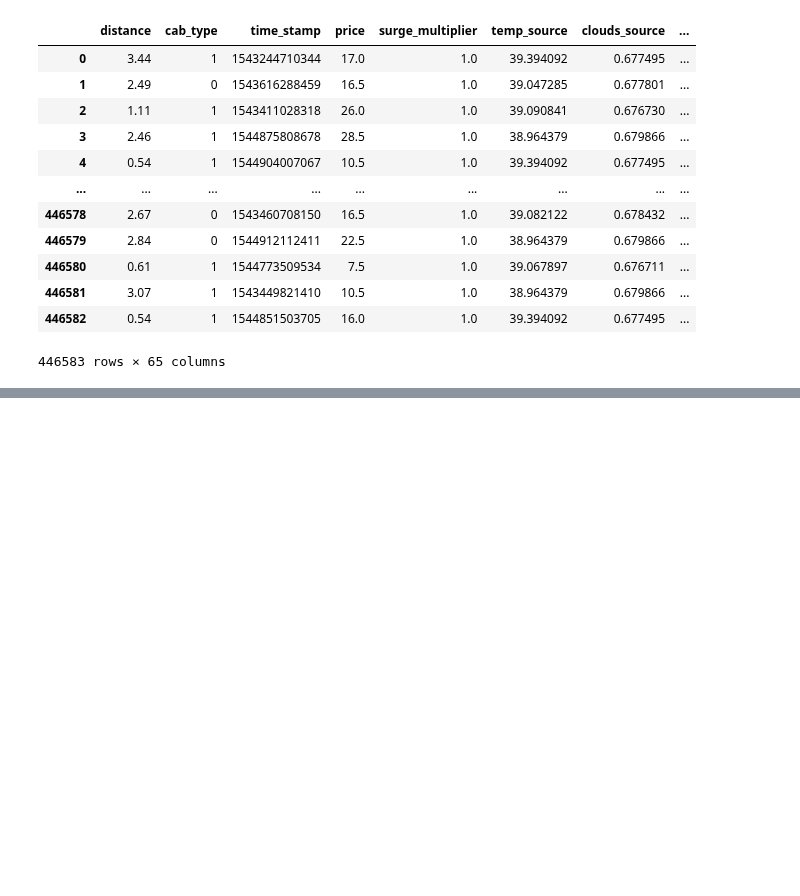
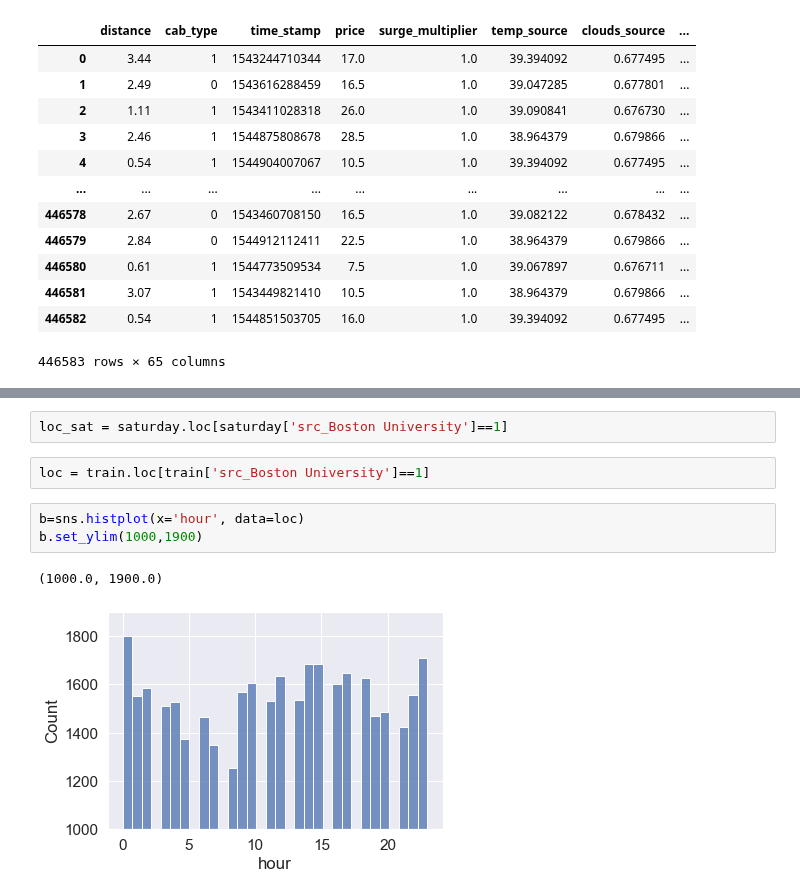
Before and after one commit to cndywu/TheYelpers, a Jupyter notebook: Final_Project.ipynb, the cells around one changed output, grey strips where cells are left out. Saved outputs shown, nothing was run; the diff lists cells and outputs as text; blank space fills up the shorter version.

```diff
--- a/Final_Project.ipynb
+++ b/Final_Project.ipynb
@@ -174,0 +214,10 @@ train
+# %%
+loc_sat = saturday.loc[saturday['src_Boston University']==1]
+# %%
+loc = train.loc[train['src_Boston University']==1]
+# %%
+b=sns.histplot(x='hour', data=loc)
+b.set_ylim(1000,1900)
+# %% [output]
+(1000.0, 1900.0)
+[figure, added]
```
Also changed, not shown: parts of 12 cells of this notebook.
